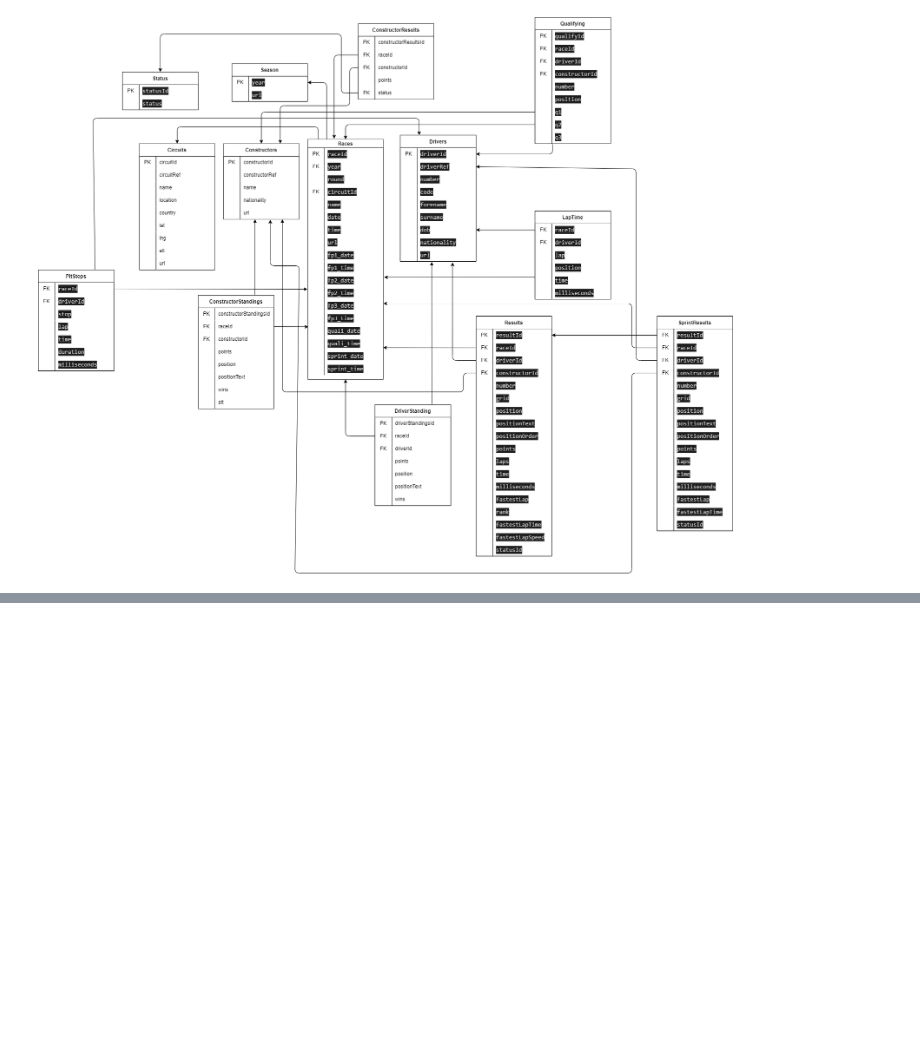
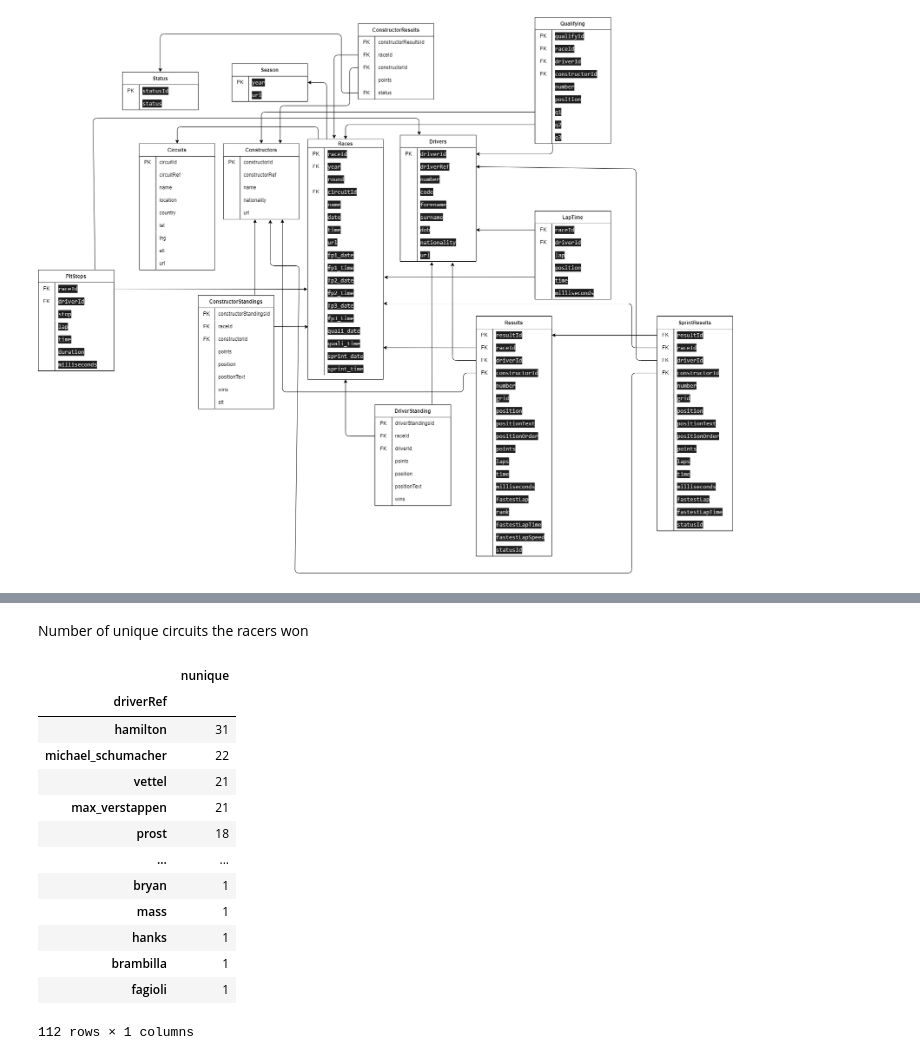
Before and after one commit to vanzei/F1_data, a Jupyter notebook: code/notebook1.ipynb, the cells around one changed output, grey strips where cells are left out. Drawn from its saved outputs; the diff is of its cells as text; code cells hidden in the pictures; blank space fills up the shorter version.

```diff
--- a/code/notebook1.ipynb
+++ b/code/notebook1.ipynb
@@ -77,0 +104,22 @@ Name: RacerName, Length: 636, dtype: int64
+# %% [markdown]
+Number of unique circuits the racers won
+# %%
+(df.query('position == "1"')
+.groupby(["driverRef"])["RacerName"].agg({'nunique'})
+.sort_values('nunique',ascending=False)
+)
+# %% [output]
+|  | nunique |
+| driverRef |  |
+| hamilton | 31 |
+| michael_schumacher | 22 |
+| vettel | 21 |
+| max_verstappen | 21 |
+| prost | 18 |
+| ... | ... |
+| bryan | 1 |
+| mass | 1 |
+| hanks | 1 |
+| brambilla | 1 |
+| fagioli | 1 |
+112 rows × 1 columns
```
Also changed, not shown: parts of 16 cells of this notebook.
